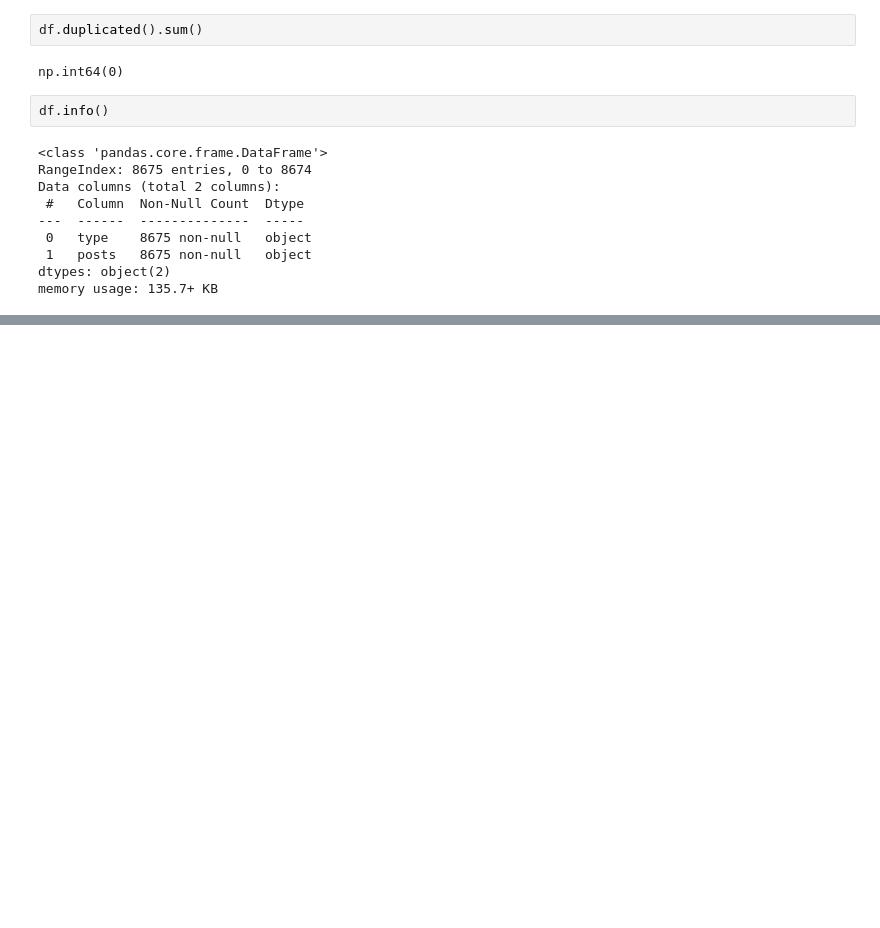
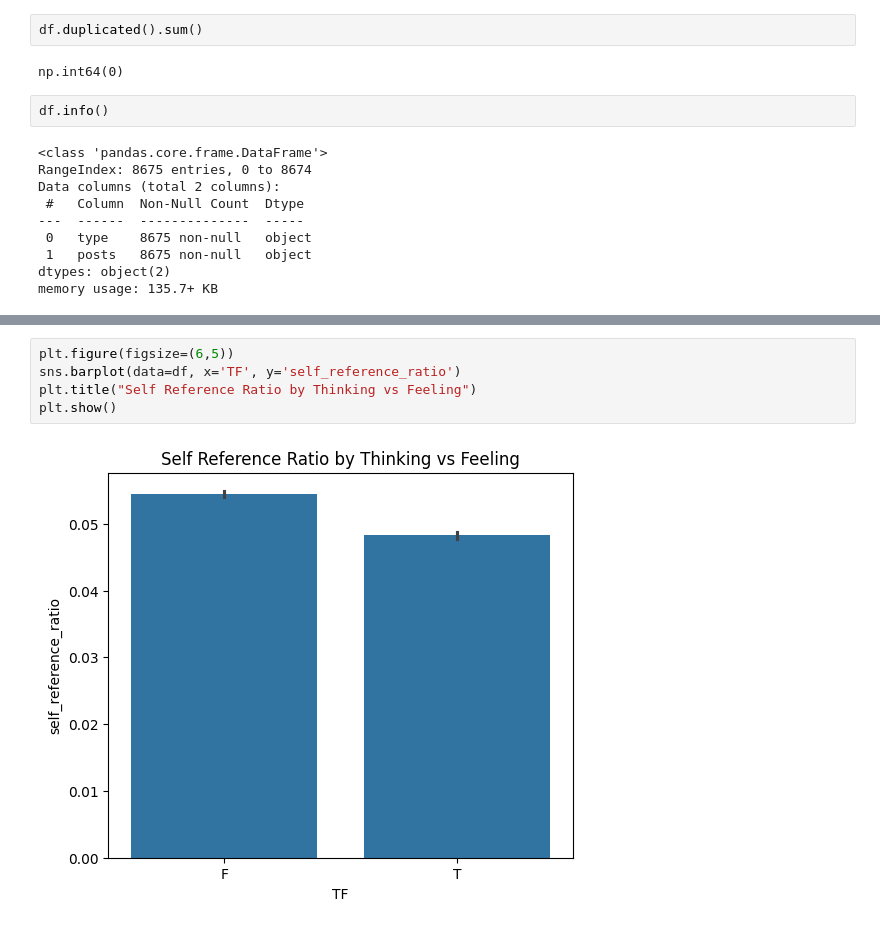
Before and after one commit to EngMohamed-op/MBTI-Personality, a Jupyter notebook: EDA_project.ipynb, the cells around one changed output, grey strips where cells are left out. Saved outputs shown, nothing was run; the diff lists cells and outputs as text; blank space fills up the shorter version.

```diff
--- a/EDA_project.ipynb
+++ b/EDA_project.ipynb
@@ -67,0 +154,7 @@ df.describe()
+# %%
+plt.figure(figsize=(6,5))
+sns.barplot(data=df, x='TF', y='self_reference_ratio')
+plt.title("Self Reference Ratio by Thinking vs Feeling")
+plt.show()
+# %% [output]
+[figure, added]
```
Also changed, not shown: parts of 26 cells of this notebook.
